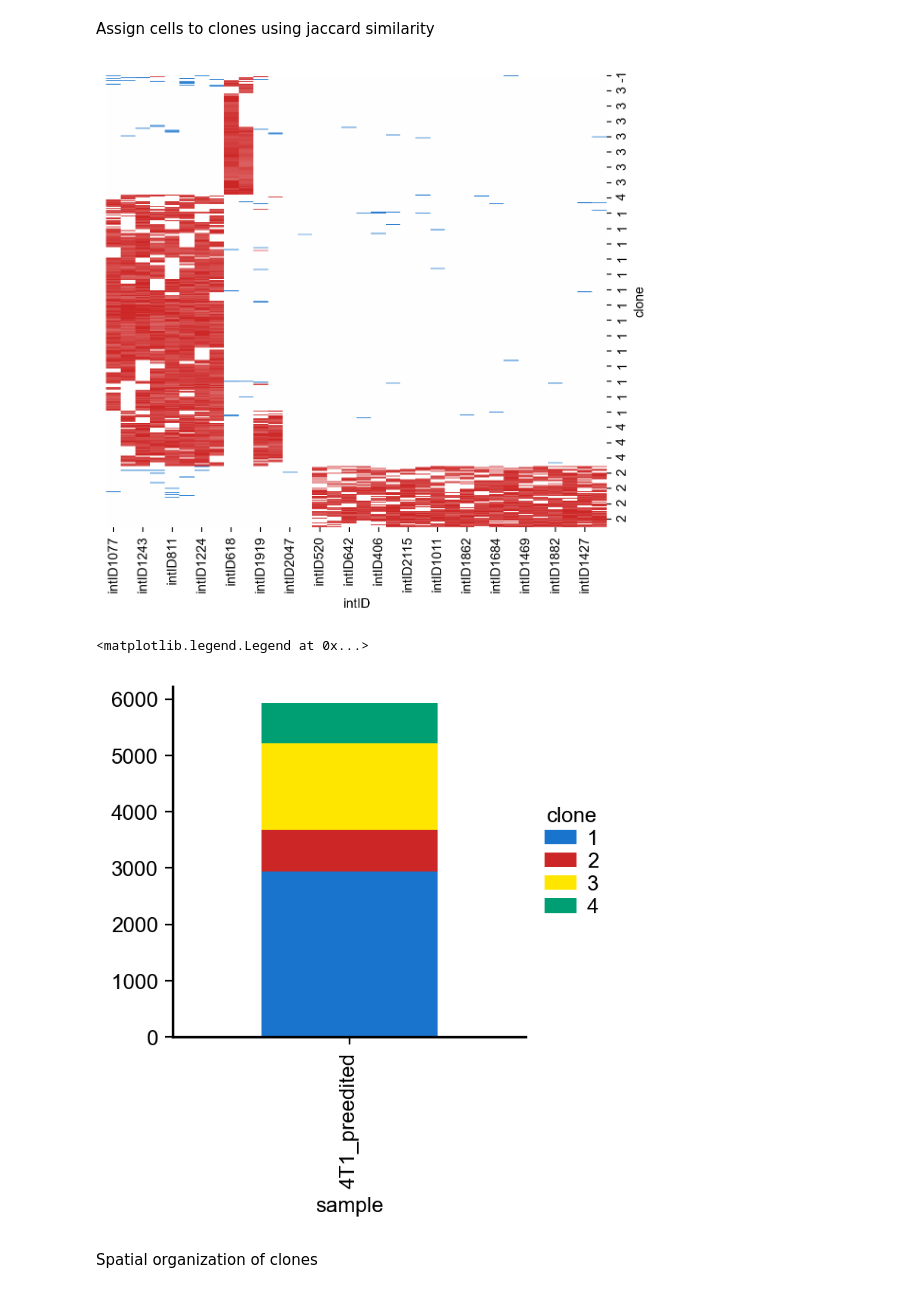
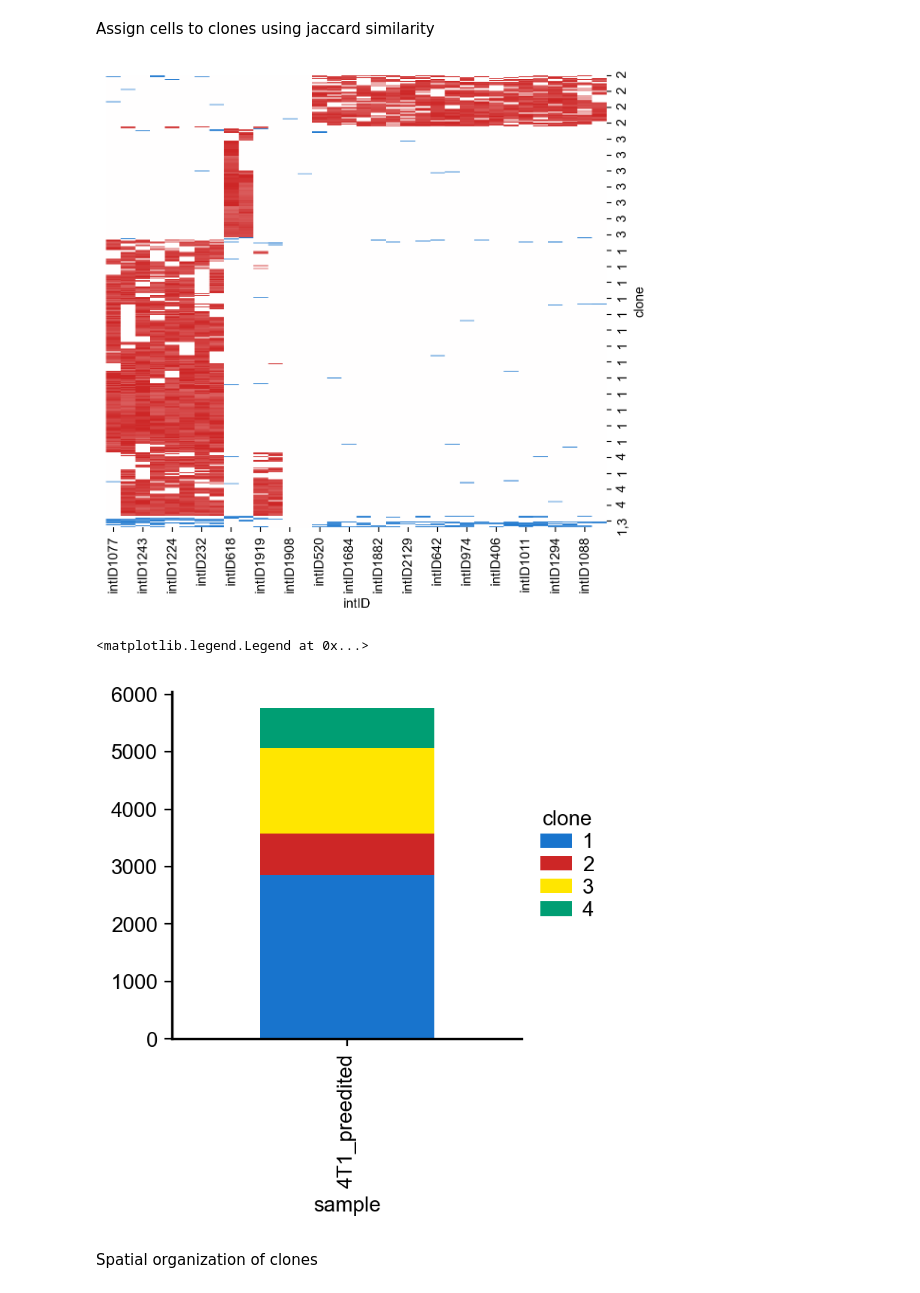
Before and after one commit to jweissmanlab/PEtracer-2025, a Jupyter notebook: preedited/process_merfish_invitro.ipynb, the cells around one changed output. Cells and saved outputs as stored; diff of their text form; code cells hidden in the pictures.

Commit message:
new preedited plots

```diff
--- a/preedited/process_merfish_invitro.ipynb
+++ b/preedited/process_merfish_invitro.ipynb
@@ -128,16 +129,16 @@ Assign cells to clones using jaccard similarity
 # %%
 min_jaccard = .2
 whitelist_alleles = []
 cell_to_clone = []
 for sample in alleles["sample"].unique():
     sample_alleles, sample_clones = assign_clones(filtered_alleles, clone_whitelist = clone_whitelist,top_n = 50,
-                                doublets=False,plot = True,min_jaccard = min_jaccard)
+                                doublets=True,plot = True,min_jaccard = min_jaccard)
     whitelist_alleles.append(sample_alleles)
     cell_to_clone.append(sample_clones.assign(sample = sample))
 whitelist_alleles = pd.concat(whitelist_alleles)
 cell_to_clone = pd.concat(cell_to_clone)
 # %% [output]
-[figure, old version]
+[figure, new version]
 # %%
 filtered_alleles = whitelist_alleles.copy()
 cell_to_clone = cell_to_clone.query("whitelist").copy()
@@ -147,7 +148,7 @@ adata.obs.groupby(['sample', 'clone'],observed=False).size().unstack(fill_value=
 plt.legend(loc='center left', title='clone', bbox_to_anchor=(1, 0.5))
 # %% [output]
 <matplotlib.legend.Legend at 0x...>
-[figure, old version]
+[figure, new version]
 # %% [markdown]
 Spatial organization of clones
 # %%
```
Also changed, not shown: parts of 14 cells of this notebook, 5 other files.
